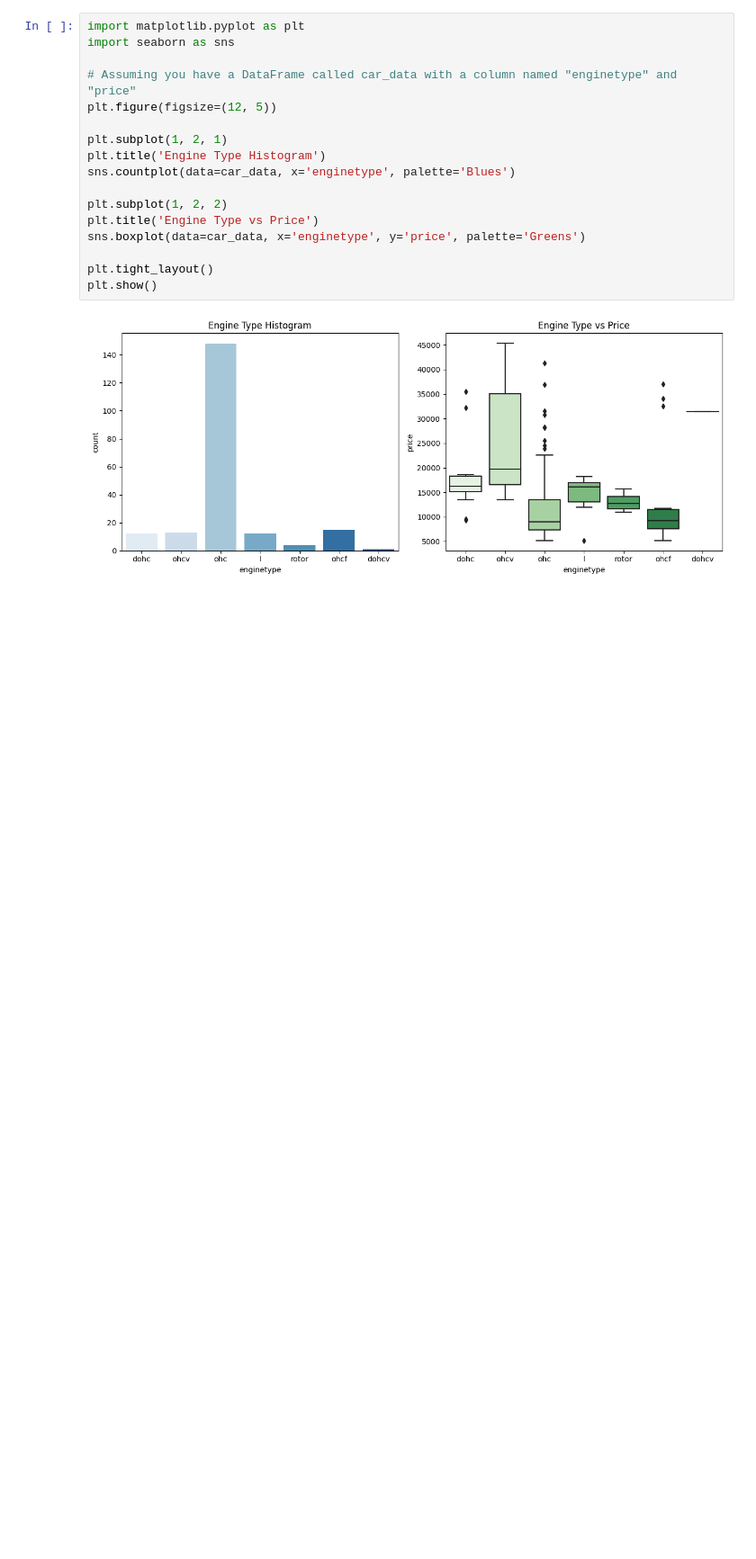
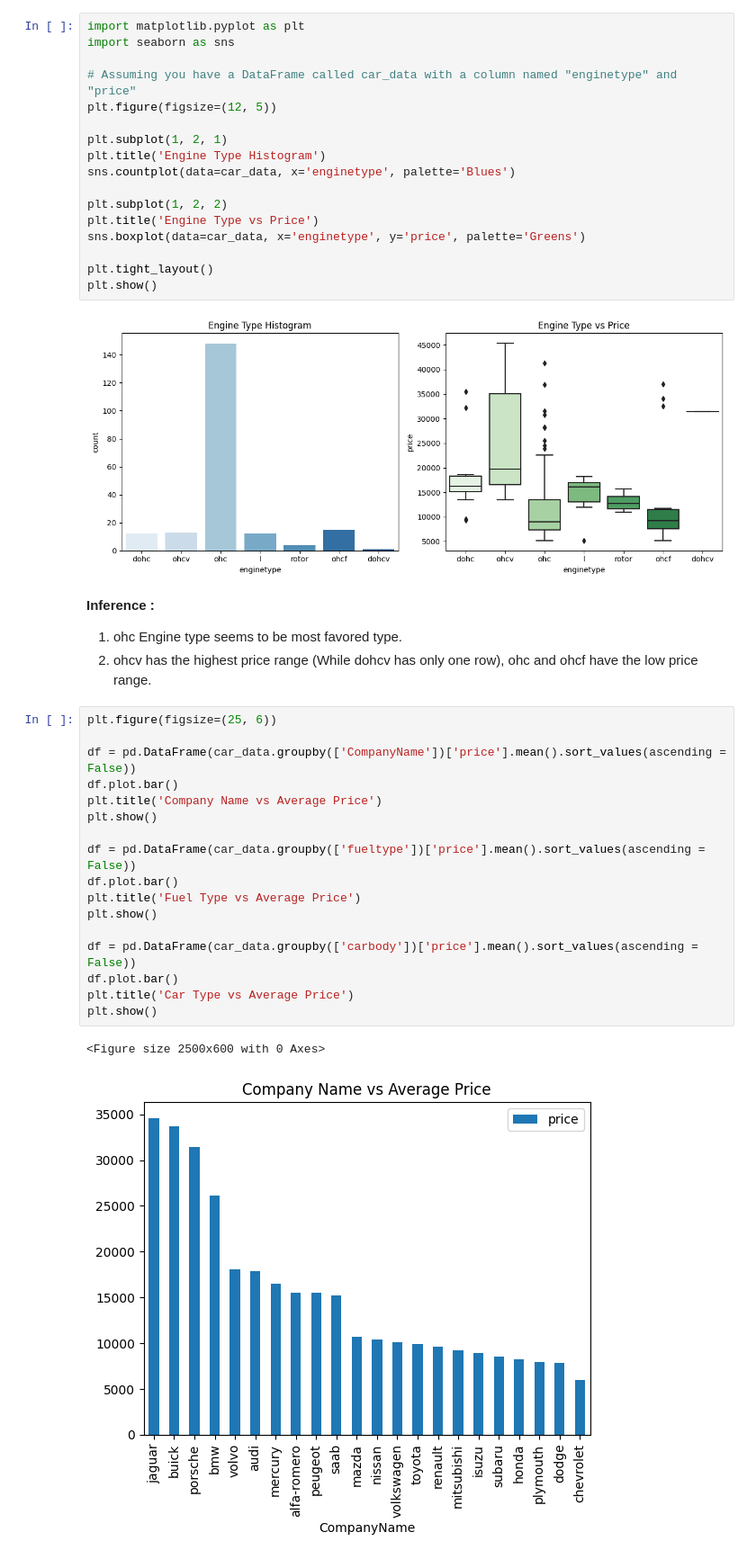
Before and after one commit to Prateek07-Kumar/Oasis_Infobyte_Internship, a Jupyter notebook: Task-1/car_price.ipynb, the cells around one changed output. Shown: that part at 90% size. Saved outputs shown, nothing was run; the diff lists cells and outputs as text; blank space fills up the shorter version.

```diff
--- a/Task-1/car_price.ipynb
+++ b/Task-1/car_price.ipynb
@@ -309,3 +292,27 @@ plt.tight_layout()
 plt.show()
 # %% [output]
 [figure]
+# %% [markdown]
+**Inference :**
+1. ohc Engine type seems to be most favored type.
+2. ohcv has the highest price range (While dohcv has only one row), ohc and ohcf have the low price range.
+# %%
+plt.figure(figsize=(25, 6))
+
+df = pd.DataFrame(car_data.groupby(['CompanyName'])['price'].mean().sort_values(ascending = False))
+df.plot.bar()
+plt.title('Company Name vs Average Price')
+plt.show()
+
+df = pd.DataFrame(car_data.groupby(['fueltype'])['price'].mean().sort_values(ascending = False))
+df.plot.bar()
+plt.title('Fuel Type vs Average Price')
+plt.show()
+
+df = pd.DataFrame(car_data.groupby(['carbody'])['price'].mean().sort_values(ascending = False))
+df.plot.bar()
+plt.title('Car Type vs Average Price')
+plt.show()
+# %% [output]
+<Figure size 2500x600 with 0 Axes>
+[figure, added]
```
Also changed, not shown: parts of 3 cells of this notebook.
